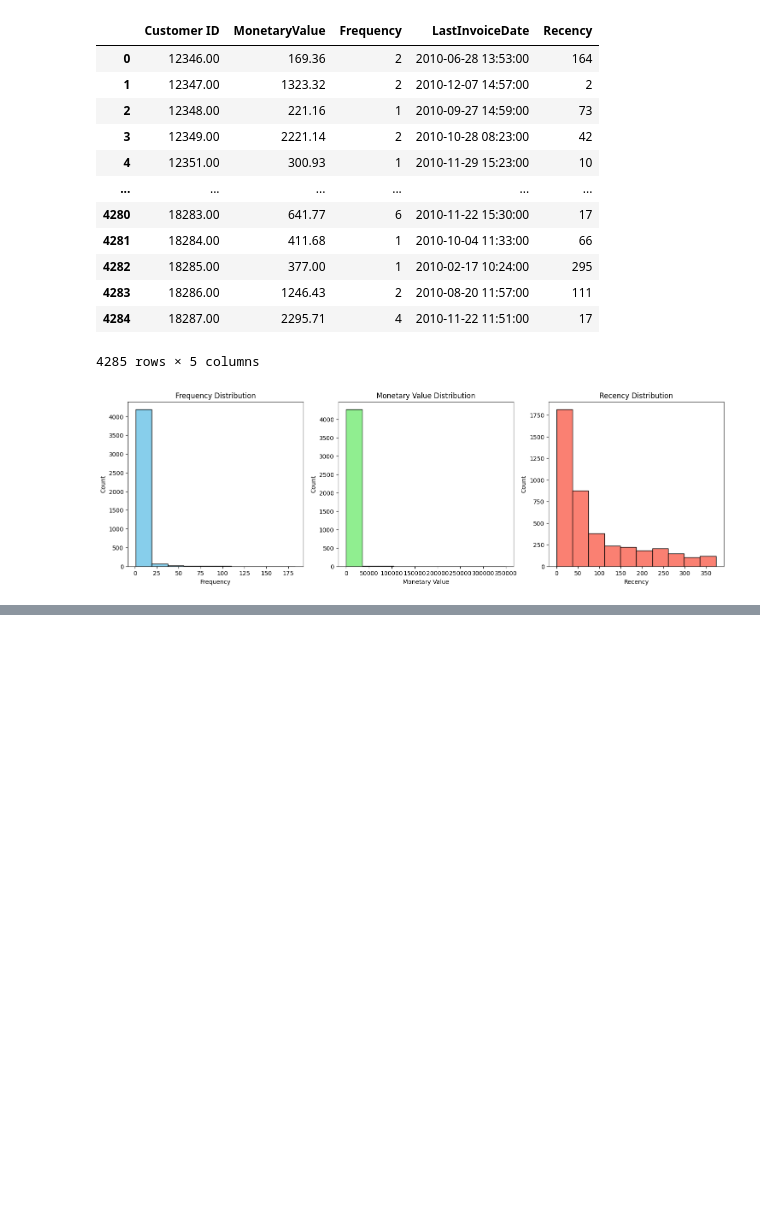
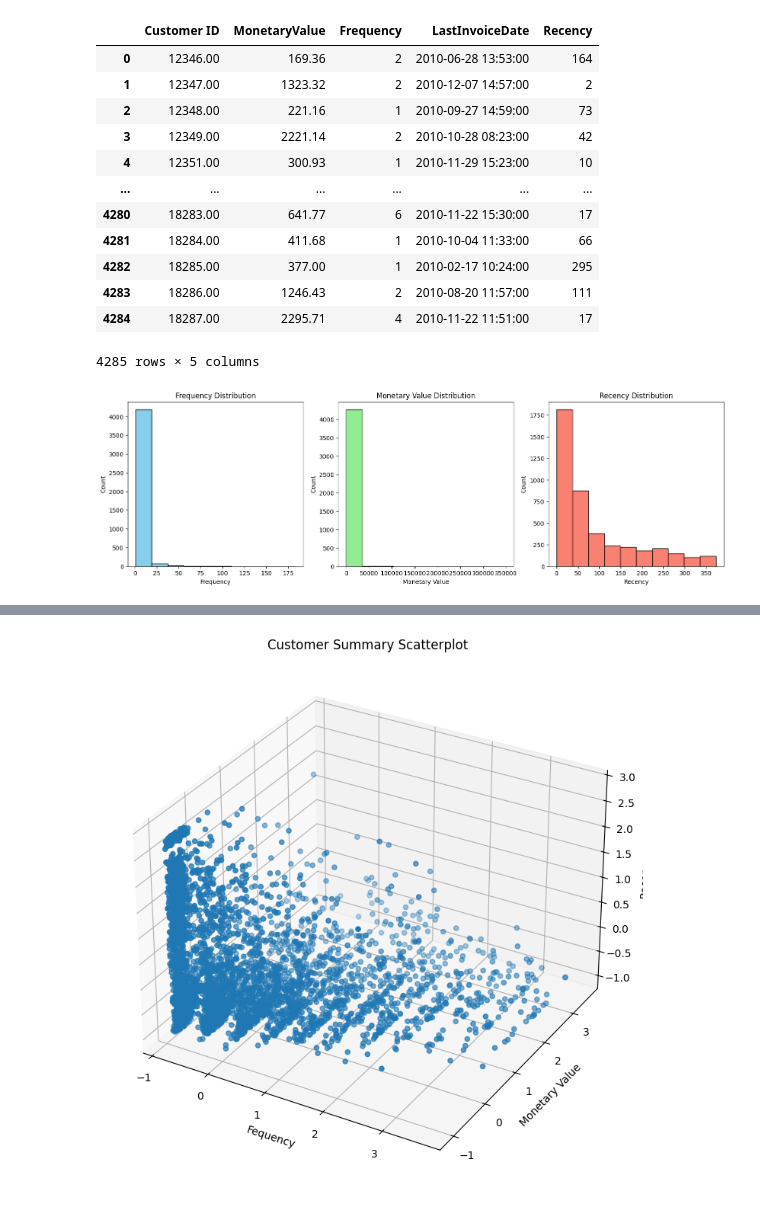
Before and after one commit to tristandabsonu/Retail-Customer-Clustering, a Jupyter notebook: retail-analysis.ipynb, the cells around one changed output, grey strips where cells are left out. Drawn from its saved outputs; the diff is of its cells as text; code cells hidden in the pictures; blank space fills up the shorter version.

```diff
--- a/retail-analysis.ipynb
+++ b/retail-analysis.ipynb
@@ -397,0 +511,19 @@ plt.show()
+# %%
+scaler = StandardScaler()
+scaled_customer = scaler.fit_transform(customer[['Frequency', 'MonetaryValue', 'Recency']])
+scaled_customer = pd.DataFrame(scaled_customer, index=customer.index, columns=('Frequency', 'MonetaryValue', 'Recency'))
+# %%
+fig = plt.figure(figsize=(9,9))
+
+ax  = fig.add_subplot(projection='3d')
+
+ax.scatter(scaled_customer['Frequency'], scaled_customer['MonetaryValue'], scaled_customer['Recency'])
+
+ax.set_title('Customer Summary Scatterplot')
+ax.set_xlabel('Fequency')
+ax.set_ylabel('Monetary Value')
+ax.set_zlabel('Recency')
+
+plt.show()
+# %% [output]
+[figure, added]
```
Also changed, not shown: parts of 27 cells of this notebook.
